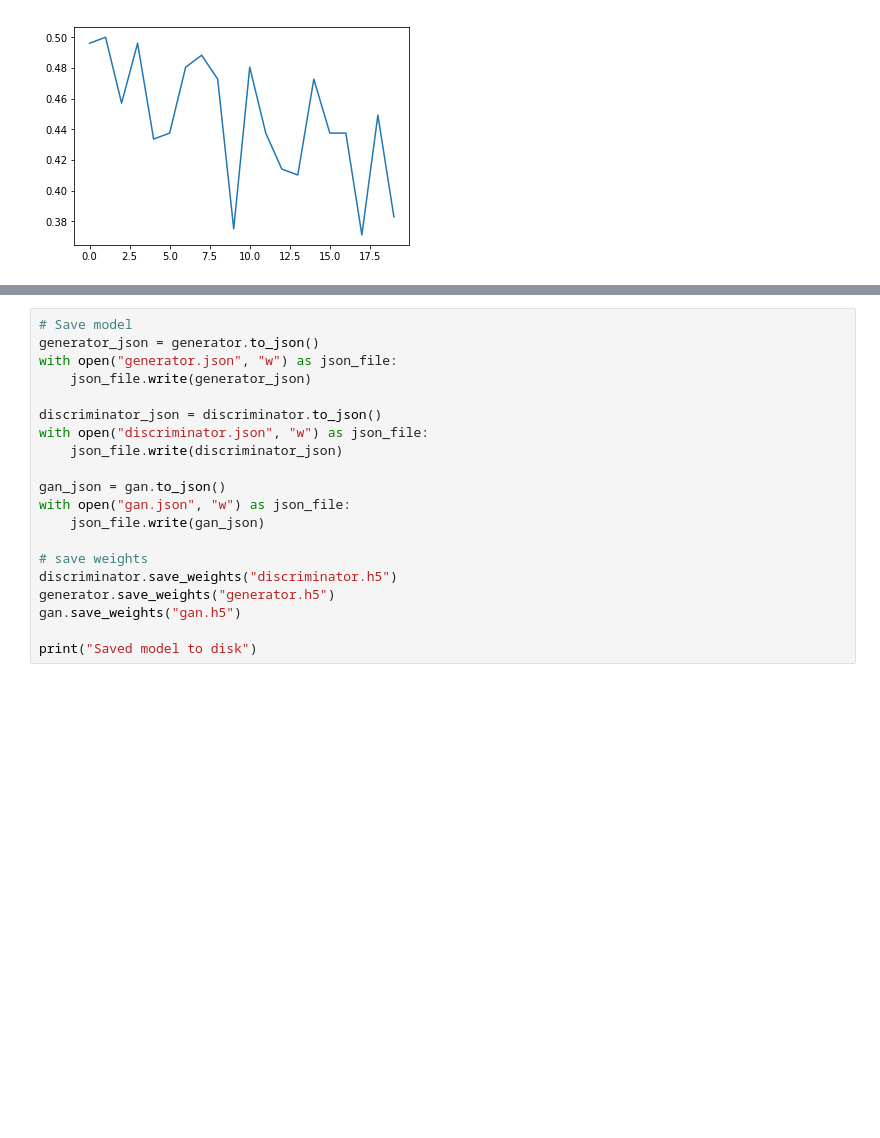
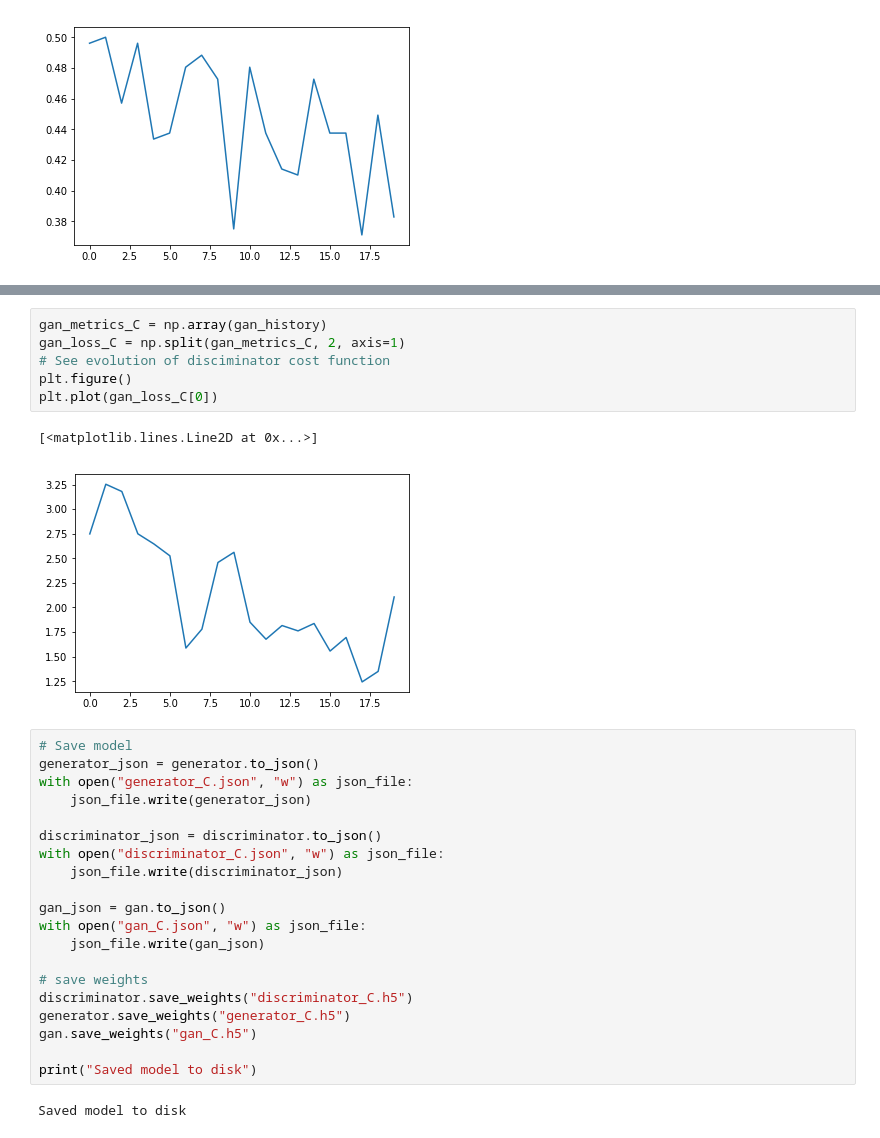
Before and after one commit to miguelfmc/keras-tutorial-GAN, a Jupyter notebook: KerasGAN.ipynb, the cells around one changed output, grey strips where cells are left out. Drawn from its saved outputs; the diff is of its cells as text; blank space fills up the shorter version.

```diff
--- a/KerasGAN.ipynb
+++ b/KerasGAN.ipynb
@@ -308,20 +353,31 @@ plt.plot(d_loss_B[1])
+# %%
+gan_metrics_C = np.array(gan_history)
+gan_loss_C = np.split(gan_metrics_C, 2, axis=1)
+# See evolution of disciminator cost function
+plt.figure()
+plt.plot(gan_loss_C[0])
+# %% [output]
+[<matplotlib.lines.Line2D at 0x...>]
+[figure, added]
 # %%
 # Save model
 generator_json = generator.to_json()
-with open("generator.json", "w") as json_file:
+with open("generator_C.json", "w") as json_file:
     json_file.write(generator_json)
 
 discriminator_json = discriminator.to_json()
-with open("discriminator.json", "w") as json_file:
+with open("discriminator_C.json", "w") as json_file:
     json_file.write(discriminator_json)
 
 gan_json = gan.to_json()
-with open("gan.json", "w") as json_file:
+with open("gan_C.json", "w") as json_file:
     json_file.write(gan_json)
 
 # save weights
-discriminator.save_weights("discriminator.h5")
-generator.save_weights("generator.h5")
-gan.save_weights("gan.h5")
+discriminator.save_weights("discriminator_C.h5")
+generator.save_weights("generator_C.h5")
+gan.save_weights("gan_C.h5")
 
 print("Saved model to disk")
+# %% [output]
+Saved model to disk
```
Also changed, not shown: parts of 16 cells of this notebook.
